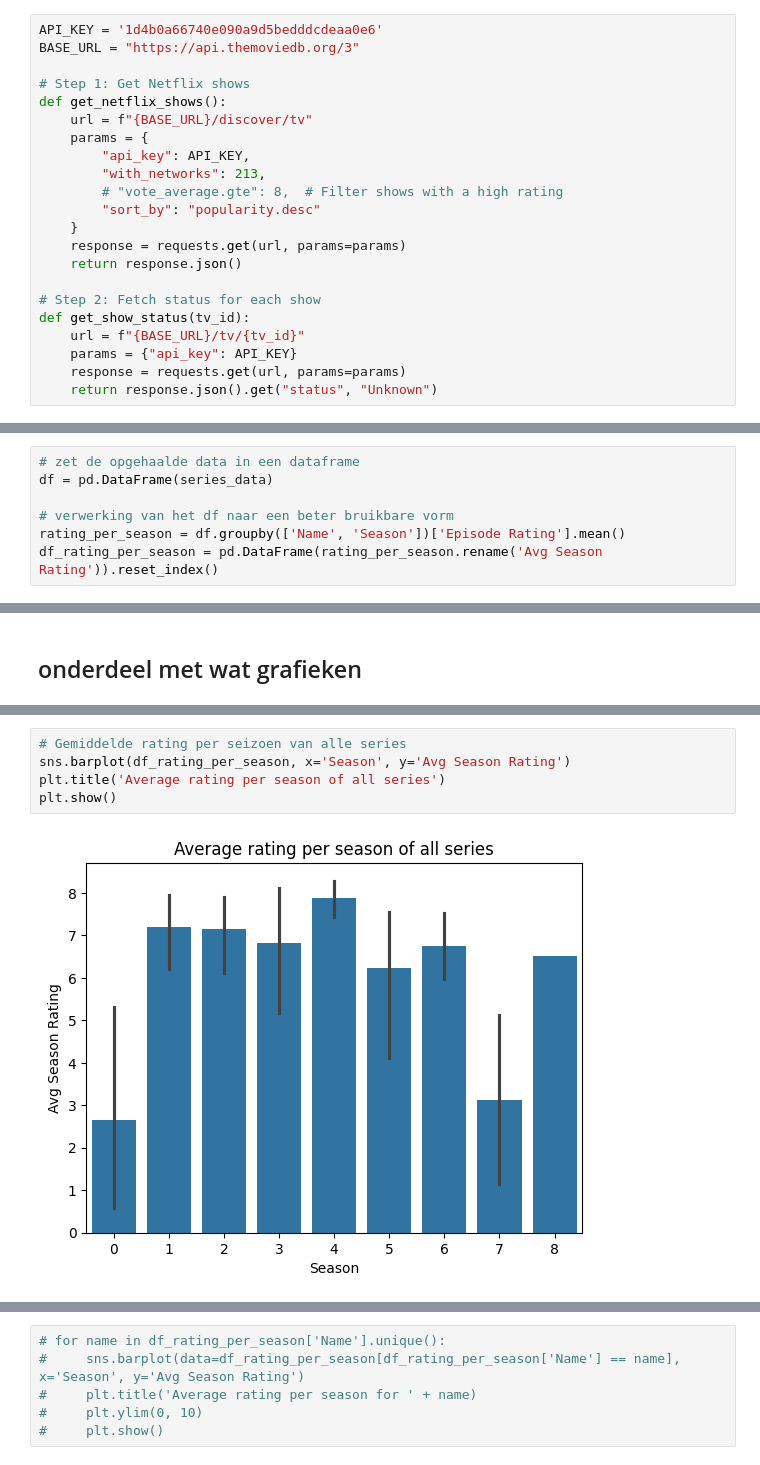
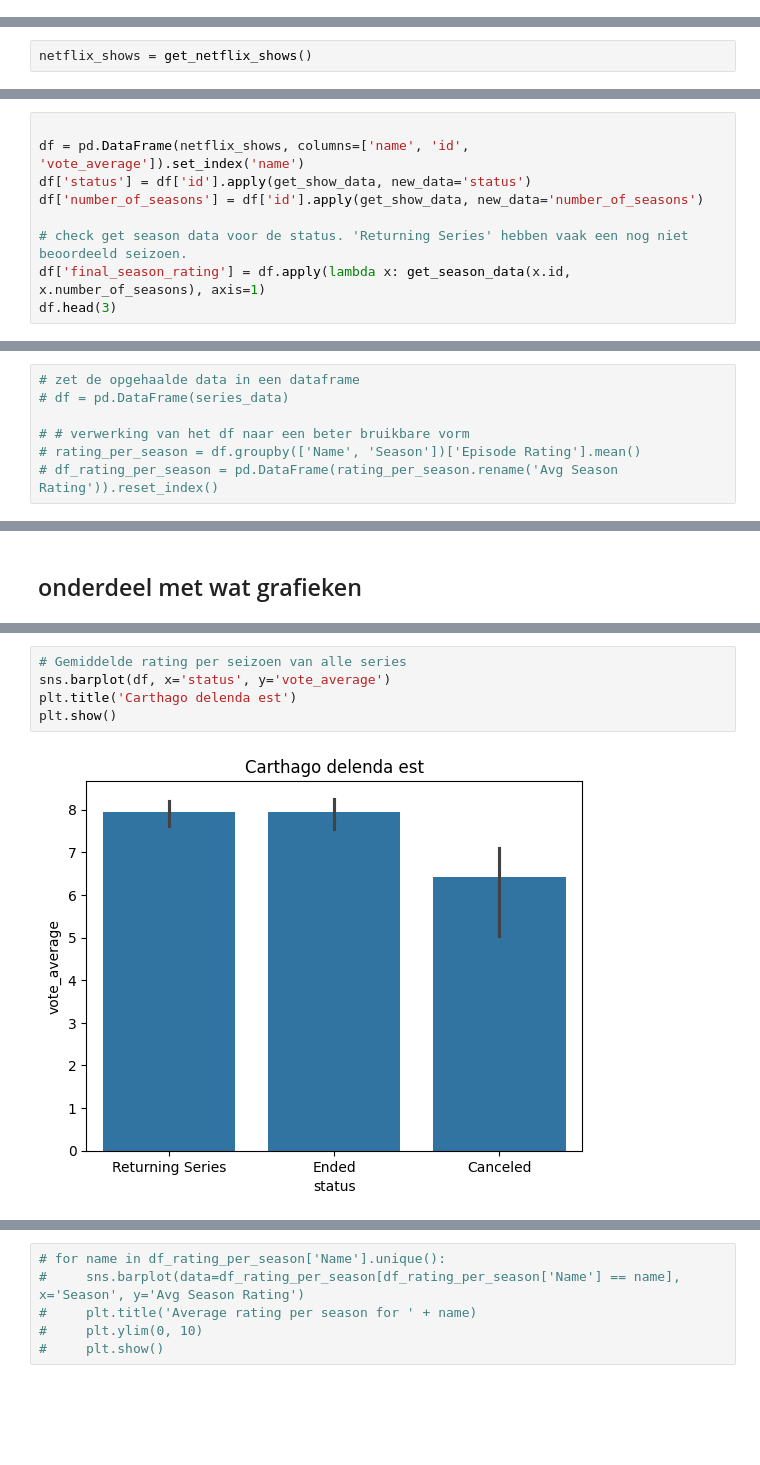
Before and after one commit to Tijnwy/DataIII, a Jupyter notebook: api.ipynb, the cells around one changed output, grey strips where cells are left out. Cells and saved outputs as stored; diff of their text form; blank space fills up the shorter version.

```diff
--- a/api.ipynb
+++ b/api.ipynb
@@ -27,22 +22,0 @@ import requests
-# %%
-API_KEY = '1d4b0a66740e090a9d5bedddcdeaa0e6'
-BASE_URL = "https://api.themoviedb.org/3"
-
-# Step 1: Get Netflix shows
-def get_netflix_shows():
-    url = f"{BASE_URL}/discover/tv"
-    params = {
-        "api_key": API_KEY,
-        "with_networks": 213,
-        # "vote_average.gte": 8,  # Filter shows with a high rating
-        "sort_by": "popularity.desc"
-    }
-    response = requests.get(url, params=params)
-    return response.json()
-
-# Step 2: Fetch status for each show
-def get_show_status(tv_id):
-    url = f"{BASE_URL}/tv/{tv_id}"
-    params = {"api_key": API_KEY}
-    response = requests.get(url, params=params)
-    return response.json().get("status", "Unknown")
@@ -97,0 +83,2 @@ df
+# %%
+netflix_shows = get_netflix_shows()
@@ -97,0 +89,9 @@ df
+# %%
+
+df = pd.DataFrame(netflix_shows, columns=['name', 'id', 'vote_average']).set_index('name')
+df['status'] = df['id'].apply(get_show_data, new_data='status')
+df['number_of_seasons'] = df['id'].apply(get_show_data, new_data='number_of_seasons')
+
+# check get season data voor de status. 'Returning Series' hebben vaak een nog niet beoordeeld seizoen.
+df['final_season_rating'] = df.apply(lambda x: get_season_data(x.id, x.number_of_seasons), axis=1)
+df.head(3)
@@ -157,8 +180,8 @@ df
 ### einde van een lang stuk, begin van een ander
 # %%
 # zet de opgehaalde data in een dataframe
-df = pd.DataFrame(series_data)
+# df = pd.DataFrame(series_data)
 
-# verwerking van het df naar een beter bruikbare vorm
-rating_per_season = df.groupby(['Name', 'Season'])['Episode Rating'].mean()
-df_rating_per_season = pd.DataFrame(rating_per_season.rename('Avg Season Rating')).reset_index()
+# # verwerking van het df naar een beter bruikbare vorm
+# rating_per_season = df.groupby(['Name', 'Season'])['Episode Rating'].mean()
+# df_rating_per_season = pd.DataFrame(rating_per_season.rename('Avg Season Rating')).reset_index()
@@ -240,7 +245,7 @@ Name: count, dtype: int64
 # %%
 # Gemiddelde rating per seizoen van alle series
-sns.barplot(df_rating_per_season, x='Season', y='Avg Season Rating')
-plt.title('Average rating per season of all series')
+sns.barplot(df, x='status', y='vote_average')
+plt.title('Carthago delenda est')
 plt.show()
 # %% [output]
-[figure, old version]
+[figure, new version]
```
Also changed, not shown: parts of 19 cells of this notebook.
